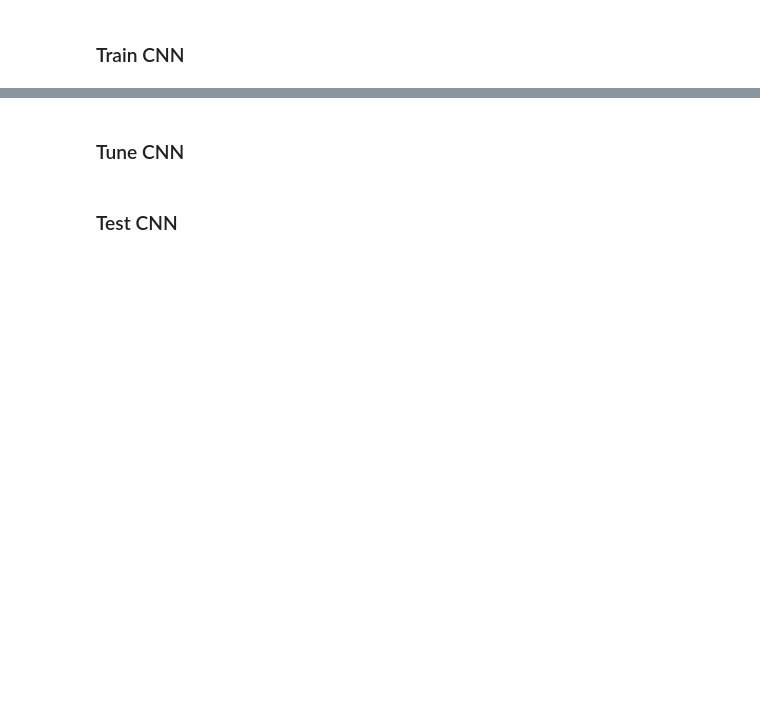
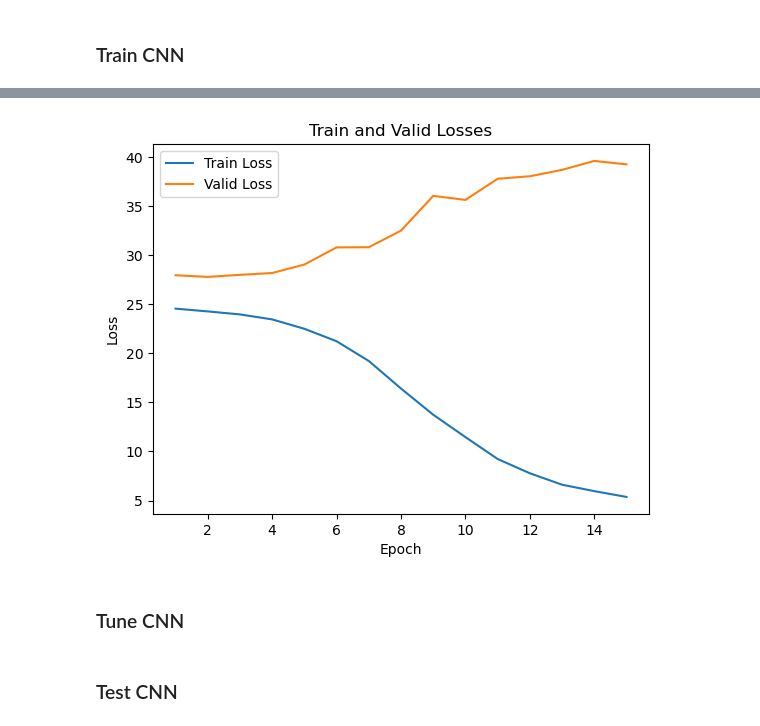
Before and after one commit to mtvaden1/California_Climate_Capstone, a Jupyter notebook: BuildCNN.ipynb, the cells around one changed output, grey strips where cells are left out. Cells and saved outputs as stored; diff of their text form; code cells hidden in the pictures; blank space fills up the shorter version.

Commit message:
SST normalization and validation loss added

```diff
--- a/BuildCNN.ipynb
+++ b/BuildCNN.ipynb
@@ -211,10 +246,14 @@ epochs = 5
 ### Train CNN
 # %%
 %%time
+valid_loss_dict = {}
+train_loss_dict = {}
 
 for epoch in range(epochs):  # loop over the dataset multiple times
+    train_loss = 0.0
+    running_loss = 0.0
+    valid_loss = 0.0
 
-    running_loss = 0.0
     for i, data in enumerate(dataloader_train, 0):
 
         # get the inputs; data is a list of [inputs, labels]
@@ -232,9 +271,29 @@ for epoch in range(epochs):  # loop over the dataset multiple times
 
         # print statistics
         running_loss += loss.item()
+        train_loss += loss.item()
         if i % 16 == 15:    # print every 16 mini-batches
             print(f'[{epoch + 1}, {i + 1:5d}] loss: {running_loss / 16:.3f}')
             running_loss = 0.0
 
+    for i, data in enumerate(dataloader_valid, 0):
+
+        # get the inputs; data is a list of [inputs, labels]
+        inputs, labels = data
+        inputs = inputs.unsqueeze(1)
+
+        outputs = model(inputs)
+        loss = criterion(outputs, labels)
+
+        # print statistics
+        valid_loss += loss.item()
+
+    train_loss_dict[epoch + 1] = train_loss
+    valid_loss_dict[epoch + 1] = valid_loss
+
+
+    print(f'Training Loss: {train_loss}')
+    print(f'Validation Loss: {valid_loss}')
+
 print('Finished Training')
 # %% [output]
@@ -259,3 +321,24 @@ KeyboardInterrupt:
+# %%
+for i in range(1,16):
+    train_loss_dict[i] = train_loss_dict[i]/(len(dataloader_train))
+    valid_loss_dict[i] = valid_loss_dict[i] / len(dataloader_valid)
+# %%
+train_loss_df = pd.DataFrame(list(train_loss_dict.items()), columns=['Epoch', 'Train Loss'])
+valid_loss_df = pd.DataFrame(list(valid_loss_dict.items()), columns=['Epoch', 'Valid Loss'])
+
+# Merge the DataFrames on 'Epoch' column
+merged_df = pd.merge(train_loss_df, valid_loss_df, on='Epoch')
+
+# Plot the losses
+plt.plot(merged_df['Epoch'], merged_df['Train Loss'], label='Train Loss')
+plt.plot(merged_df['Epoch'], merged_df['Valid Loss'], label='Valid Loss')
+plt.xlabel('Epoch')
+plt.ylabel('Loss')
+plt.title('Train and Valid Losses')
+plt.legend()
+plt.show()
+# %% [output]
+[figure, added]
 # %% [markdown]
 ### Tune CNN
 # %% [markdown]
```
Also changed, not shown: parts of 9 cells of this notebook.
